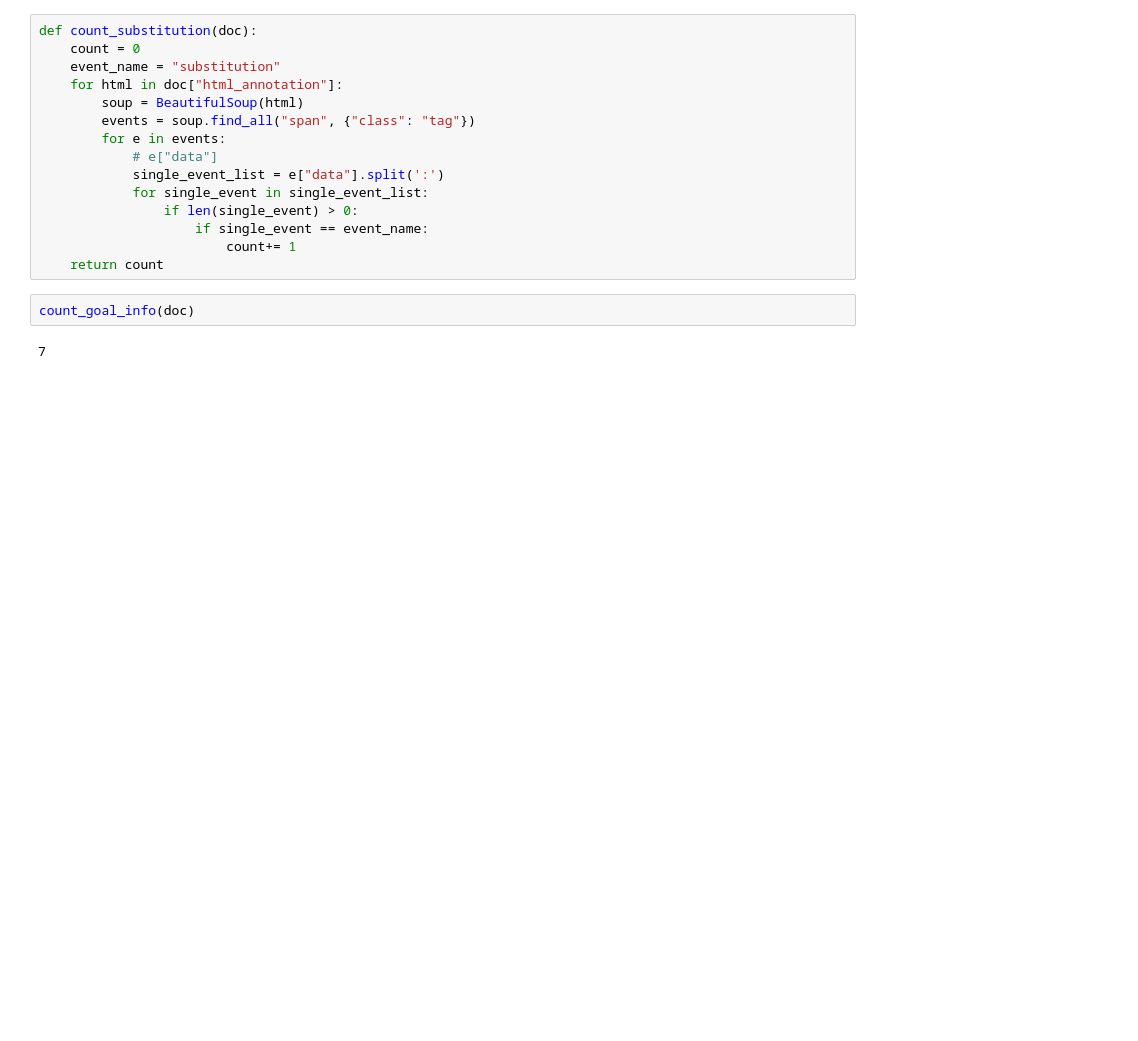
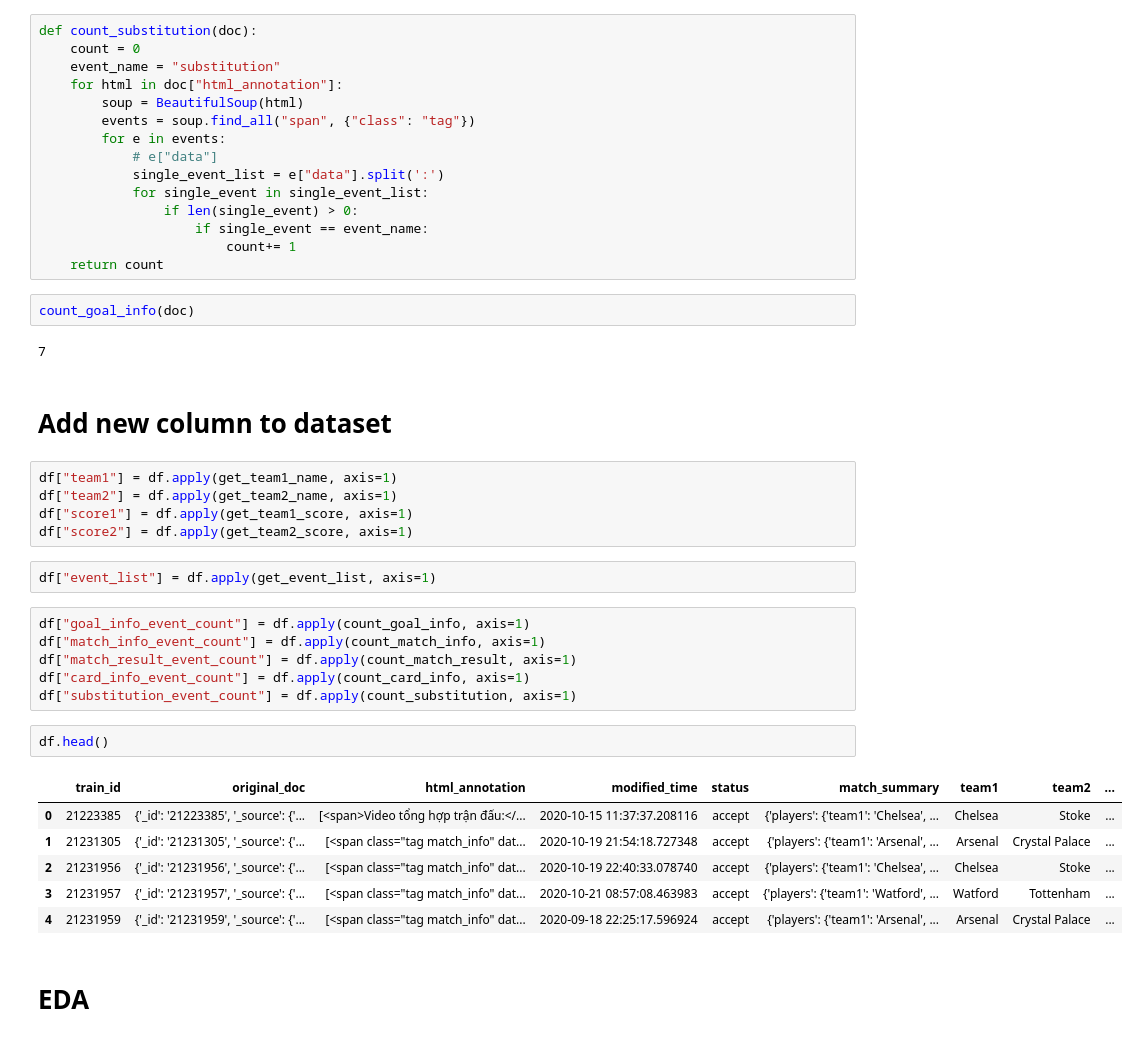
Before and after one commit to ttpro1995/zachallenge_textsum, a Jupyter notebook: explore.ipynb, the cells around one changed output. Cells and saved outputs as stored; diff of their text form; blank space fills up the shorter version.

Commit message:
WIP classify event type'

```diff
--- a/explore.ipynb
+++ b/explore.ipynb
@@ -263,3 +269,29 @@ def count_substitution(doc):
 count_goal_info(doc)
 # %% [output]
 7
+# %% [markdown]
+# Add new column to dataset
+# %%
+df["team1"] = df.apply(get_team1_name, axis=1)
+df["team2"] = df.apply(get_team2_name, axis=1)
+df["score1"] = df.apply(get_team1_score, axis=1)
+df["score2"] = df.apply(get_team2_score, axis=1)
+# %%
+df["event_list"] = df.apply(get_event_list, axis=1)
+# %%
+df["goal_info_event_count"] = df.apply(count_goal_info, axis=1)
+df["match_info_event_count"] = df.apply(count_match_info, axis=1)
+df["match_result_event_count"] = df.apply(count_match_result, axis=1)
+df["card_info_event_count"] = df.apply(count_card_info, axis=1)
+df["substitution_event_count"] = df.apply(count_substitution, axis=1)
+# %%
+df.head()
+# %% [output]
+|  | train_id | original_doc | html_annotation | modified_time | status | match_summary | team1 | team2 | ... |
+| 0 | 21223385 | {'_id': '21223385', '_source': {'... | [<span>Video tổng hợp trận đấu:</... | 2020-10-15 11:37:37.208116 | accept | {'players': {'team1': 'Chelsea', ... | Chelsea | Stoke | ... |
+| 1 | 21231305 | {'_id': '21231305', '_source': {'... | [<span class="tag match_info" dat... | 2020-10-19 21:54:18.727348 | accept | {'players': {'team1': 'Arsenal', ... | Arsenal | Crystal Palace | ... |
+| 2 | 21231956 | {'_id': '21231956', '_source': {'... | [<span class="tag match_info" dat... | 2020-10-19 22:40:33.078740 | accept | {'players': {'team1': 'Chelsea', ... | Chelsea | Stoke | ... |
+| 3 | 21231957 | {'_id': '21231957', '_source': {'... | [<span class="tag match_info" dat... | 2020-10-21 08:57:08.463983 | accept | {'players': {'team1': 'Watford', ... | Watford | Tottenham | ... |
+| 4 | 21231959 | {'_id': '21231959', '_source': {'... | [<span class="tag match_info" dat... | 2020-09-18 22:25:17.596924 | accept | {'players': {'team1': 'Arsenal', ... | Arsenal | Crystal Palace | ... |
+# %% [markdown]
+# EDA
```
Also changed, not shown: parts of 8 cells of this notebook, 2 other files.
